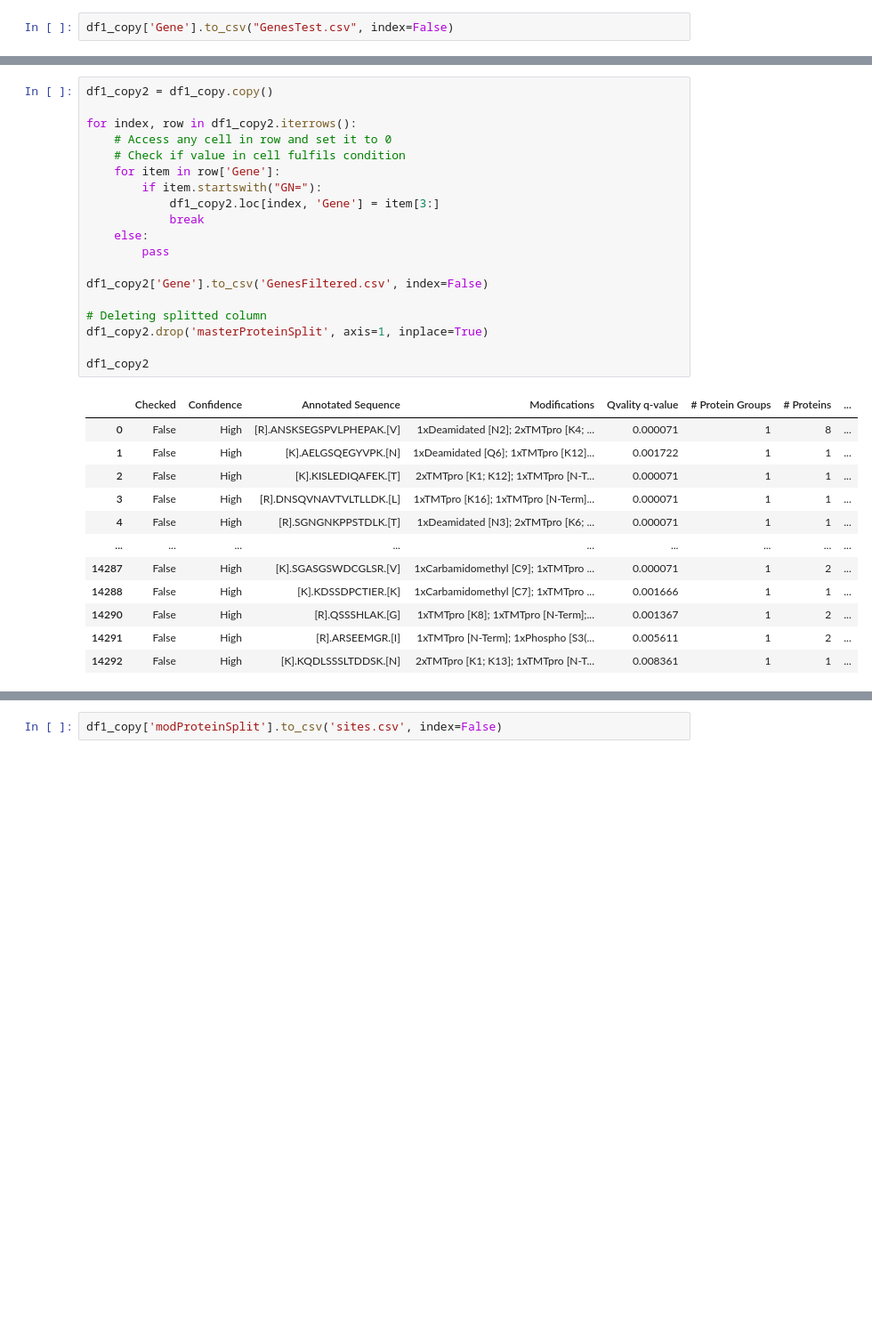
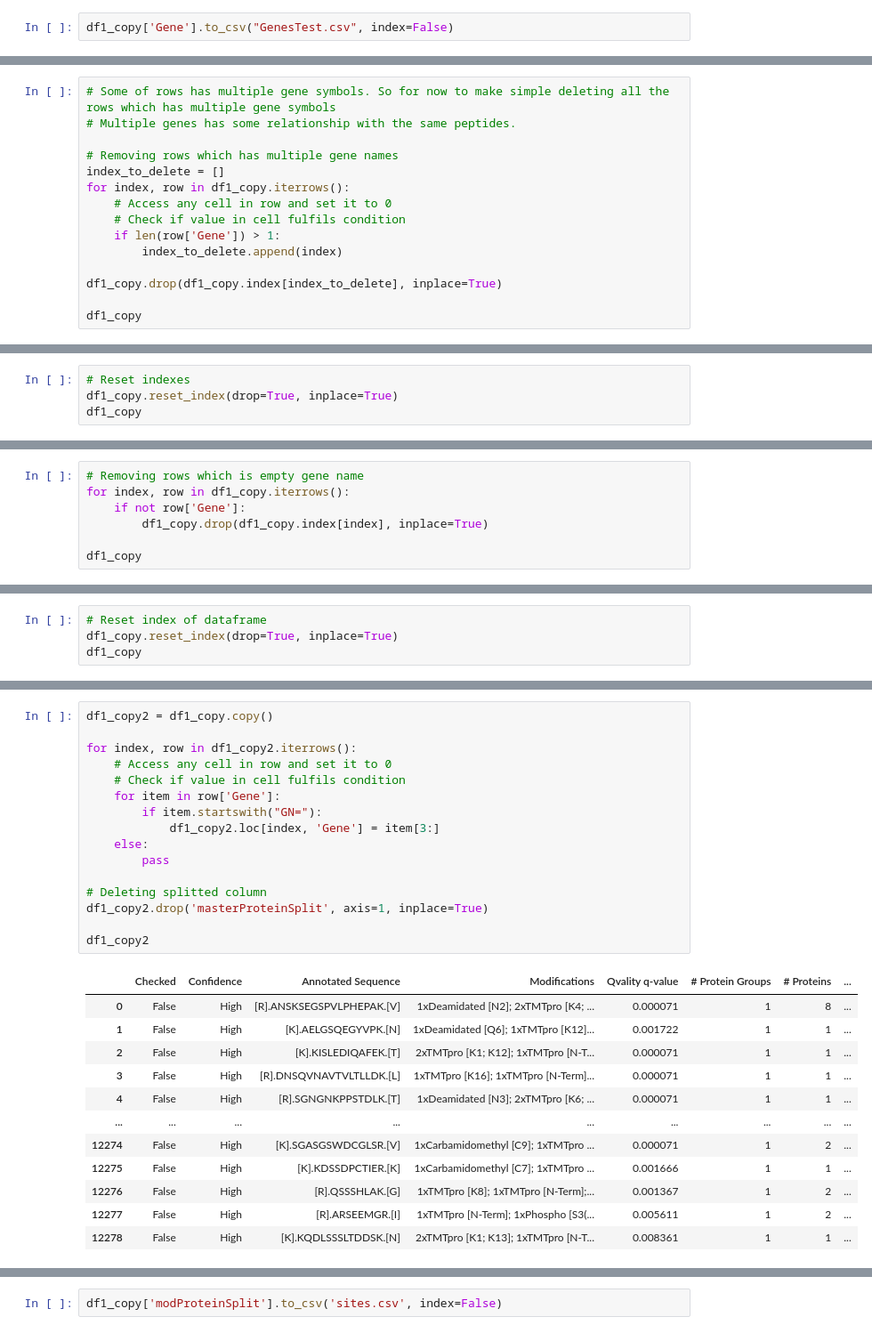
Before and after one commit to PathwayAndDataAnalysis/misc-helpers, a Jupyter notebook: Proteomic Data Preparation for CausalPath/newData/notebook.ipynb, the cells around one changed output, grey strips where cells are left out. Shown at 89% size. Saved outputs shown, nothing was run; the diff lists cells and outputs as text; blank space fills up the shorter version.

Commit message:
genes extraction

```diff
--- a/Proteomic Data Preparation for CausalPath/newData/notebook.ipynb
+++ b/Proteomic Data Preparation for CausalPath/newData/notebook.ipynb
@@ -129,0 +138,15 @@ df1_copy
+# %%
+# Some of rows has multiple gene symbols. So for now to make simple deleting all the rows which has multiple gene symbols
+# Multiple genes has some relationship with the same peptides.
+
+# Removing rows which has multiple gene names
+index_to_delete = []
+for index, row in df1_copy.iterrows():
+    # Access any cell in row and set it to 0
+    # Check if value in cell fulfils condition
+    if len(row['Gene']) > 1:
+        index_to_delete.append(index)
+
+df1_copy.drop(df1_copy.index[index_to_delete], inplace=True)
+
+df1_copy
@@ -129,0 +169,4 @@ df1_copy
+# %%
+# Reset indexes
+df1_copy.reset_index(drop=True, inplace=True)
+df1_copy
@@ -129,0 +187,7 @@ df1_copy
+# %%
+# Removing rows which is empty gene name
+for index, row in df1_copy.iterrows():
+    if not row['Gene']:
+        df1_copy.drop(df1_copy.index[index], inplace=True)
+
+df1_copy
@@ -129,0 +208,4 @@ df1_copy
+# %%
+# Reset index of dataframe
+df1_copy.reset_index(drop=True, inplace=True)
+df1_copy
@@ -132,32 +228,29 @@ df1_copy
 # %%
 df1_copy2 = df1_copy.copy()
 
 for index, row in df1_copy2.iterrows():
     # Access any cell in row and set it to 0
     # Check if value in cell fulfils condition
     for item in row['Gene']:
         if item.startswith("GN="):
             df1_copy2.loc[index, 'Gene'] = item[3:]
-            break
     else:
         pass
-
-df1_copy2['Gene'].to_csv('GenesFiltered.csv', index=False)
 
 # Deleting splitted column
 df1_copy2.drop('masterProteinSplit', axis=1, inplace=True)
 
 df1_copy2
 # %% [output]
 |  | Checked | Confidence | Annotated Sequence | Modifications | Qvality q-value | # Protein Groups | # Proteins | ... |
 | 0 | False | High | [R].ANSKSEGSPVLPHEPAK.[V] | 1xDeamidated [N2]; 2xTMTpro [K4; ... | 0.000071 | 1 | 8 | ... |
 | 1 | False | High | [K].AELGSQEGYVPK.[N] | 1xDeamidated [Q6]; 1xTMTpro [K12]... | 0.001722 | 1 | 1 | ... |
 | 2 | False | High | [K].KISLEDIQAFEK.[T] | 2xTMTpro [K1; K12]; 1xTMTpro [N-T... | 0.000071 | 1 | 1 | ... |
 | 3 | False | High | [R].DNSQVNAVTVLTLLDK.[L] | 1xTMTpro [K16]; 1xTMTpro [N-Term]... | 0.000071 | 1 | 1 | ... |
 | 4 | False | High | [R].SGNGNKPPSTDLK.[T] | 1xDeamidated [N3]; 2xTMTpro [K6; ... | 0.000071 | 1 | 1 | ... |
 | ... | ... | ... | ... | ... | ... | ... | ... | ... |
-| 14287 | False | High | [K].SGASGSWDCGLSR.[V] | 1xCarbamidomethyl [C9]; 1xTMTpro ... | 0.000071 | 1 | 2 | ... |
-| 14288 | False | High | [K].KDSSDPCTIER.[K] | 1xCarbamidomethyl [C7]; 1xTMTpro ... | 0.001666 | 1 | 1 | ... |
-| 14290 | False | High | [R].QSSSHLAK.[G] | 1xTMTpro [K8]; 1xTMTpro [N-Term];... | 0.001367 | 1 | 2 | ... |
-| 14291 | False | High | [R].ARSEEMGR.[I] | 1xTMTpro [N-Term]; 1xPhospho [S3(... | 0.005611 | 1 | 2 | ... |
-| 14292 | False | High | [K].KQDLSSSLTDDSK.[N] | 2xTMTpro [K1; K13]; 1xTMTpro [N-T... | 0.008361 | 1 | 1 | ... |
+| 12274 | False | High | [K].SGASGSWDCGLSR.[V] | 1xCarbamidomethyl [C9]; 1xTMTpro ... | 0.000071 | 1 | 2 | ... |
+| 12275 | False | High | [K].KDSSDPCTIER.[K] | 1xCarbamidomethyl [C7]; 1xTMTpro ... | 0.001666 | 1 | 1 | ... |
+| 12276 | False | High | [R].QSSSHLAK.[G] | 1xTMTpro [K8]; 1xTMTpro [N-Term];... | 0.001367 | 1 | 2 | ... |
+| 12277 | False | High | [R].ARSEEMGR.[I] | 1xTMTpro [N-Term]; 1xPhospho [S3(... | 0.005611 | 1 | 2 | ... |
+| 12278 | False | High | [K].KQDLSSSLTDDSK.[N] | 2xTMTpro [K1; K13]; 1xTMTpro [N-T... | 0.008361 | 1 | 1 | ... |
```
Also changed, not shown: parts of 21 cells of this notebook, 7 other files.
